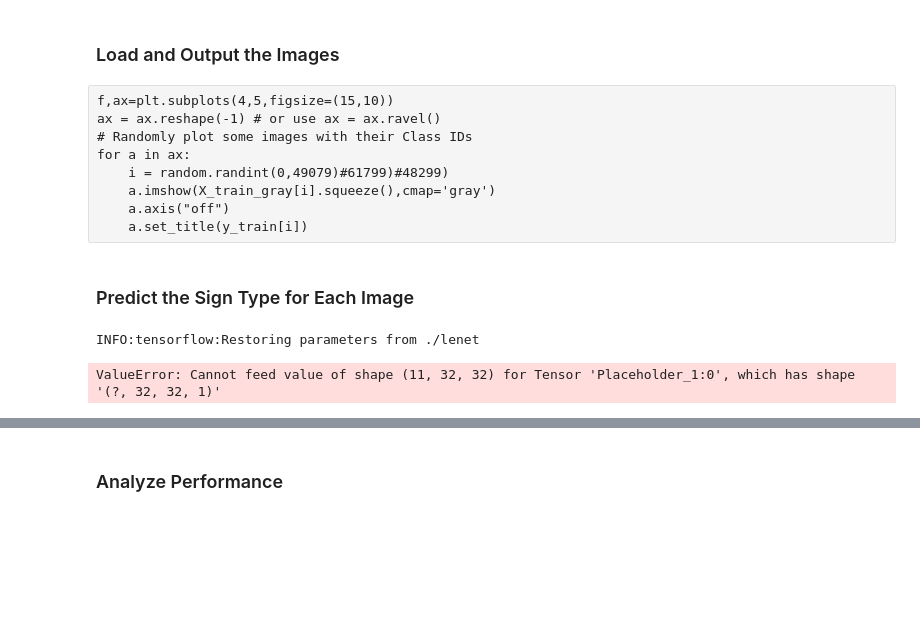
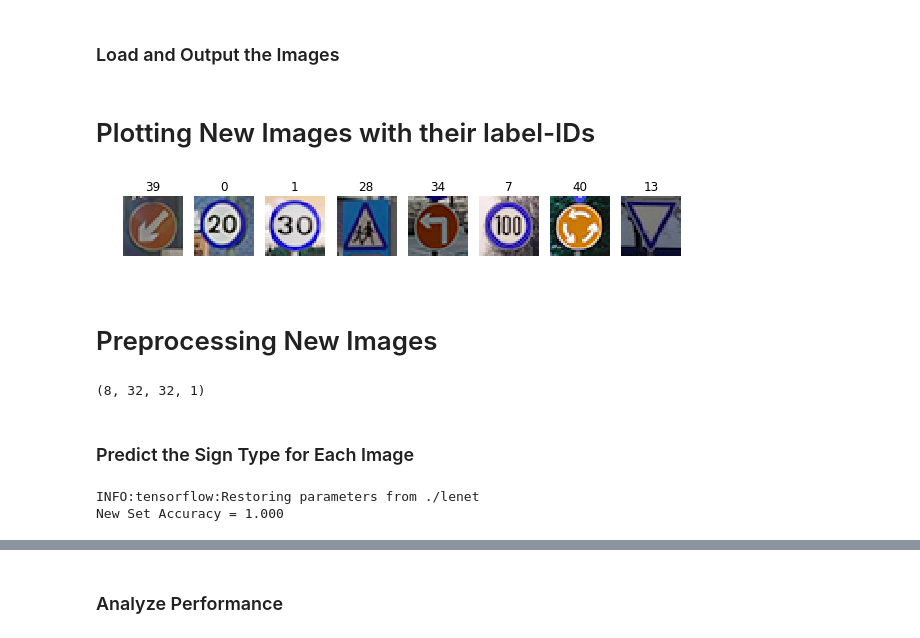
Before and after one commit to aakashkardam/Traffic_Sign_Classifier_Udacity_Project_3, a Jupyter notebook: Traffic_Sign_Classifier.ipynb, the cells around one changed output, grey strips where cells are left out. Saved outputs shown, nothing was run; the diff lists cells and outputs as text; code cells hidden in the pictures; blank space fills up the shorter version.

```diff
--- a/Traffic_Sign_Classifier.ipynb
+++ b/Traffic_Sign_Classifier.ipynb
@@ -688,23 +667,23 @@ def modify(ima):
 import glob
 import numpy as np
 import matplotlib.pyplot as plt
-New_Images = glob.glob('./new_images/*.jpg')
+New_Images = glob.glob('./new_images/*.png')
 New_Im = [None]*len(New_Images)
+y_labels = [39, 0, 1, 28, 34, 7, 40, 13]
 for im in range(len(New_Images)):
-    New_Im[im] = modify(cv2.imread(New_Images[im]))
-
-    #plt.figure()
-    #plt.imshow(New_Im[im],cmap='gray')
-
-New_Im = np.array(New_Im ,dtype = np.float32)
-New_Im = np.sum(New_Im/3, axis=3, Keepdims=True)
-New_Im_normalized = (New_Im - 128)/128
+    New_Im[im] = cv2.imread(New_Images[im])#modify(cv2.imread(New_Images[im]))
-# %% [raw]
-f,ax=plt.subplots(4,5,figsize=(15,10))
-ax = ax.reshape(-1) # or use ax = ax.ravel()
-# Randomly plot some images with their Class IDs
-for a in ax:
-    i = random.randint(0,49079)#61799)#48299)
-    a.imshow(X_train_gray[i].squeeze(),cmap='gray')
-    a.axis("off")
-    a.set_title(y_train[i])
+# %% [markdown]
+# Plotting New Images with their label-IDs
+# %%
+f,ax=plt.subplots(1,8,figsize=(10,10))
+ax = ax.reshape(-1)
+i=0
+for a in ax:
+    a.imshow(New_Im[i])
+    a.axis("off")
+    a.set_title(y_labels[i])
+    i += 1
+# %% [output]
+[figure, added]
+# %% [markdown]
+# Preprocessing New Images
@@ -711,16 +694,21 @@ for a in ax:
+# %%
+# Debugging Statements
+print(New_Im_normalized.shape)
+# %% [output]
+(8, 32, 32, 1)
 # %% [markdown]
 ### Predict the Sign Type for Each Image
 # %%
 ### Run the predictions here and use the model to output the prediction for each image.
 ### Make sure to pre-process the images with the same pre-processing pipeline used earlier.
 ### Feel free to use as many code cells as needed.
-y_labels = [25, 13, 40, 29, 14, 37, 28, 36, 18, 27, 26]
 with tf.Session() as sess:
     sess.run(tf.global_variables_initializer())
-    saver = tf.train.import_meta_graph('lenet.meta')
-    saver.restore(sess, tf.train.latest_checkpoint('.'))
+    saver = tf.train.import_meta_graph('./lenet.meta')
+    #saver.restore(sess, tf.train.latest_checkpoint('.'))
+    saver.restore(sess,"./lenet")
     my_accuracy_new_data = evaluate(New_Im_normalized, y_labels)
-    print("New Set Accuracy = {:.3f}".format(my_accuracy))
+    print("New Set Accuracy = {:.3f}".format(my_accuracy_new_data))
 # %% [output]
 INFO:tensorflow:Restoring parameters from ./lenet
+New Set Accuracy = 1.000
-ValueError: Cannot feed value of shape (11, 32, 32) for Tensor 'Placeholder_1:0', which has shape '(?, 32, 32, 1)'
```
Also changed, not shown: parts of 20 cells of this notebook.
